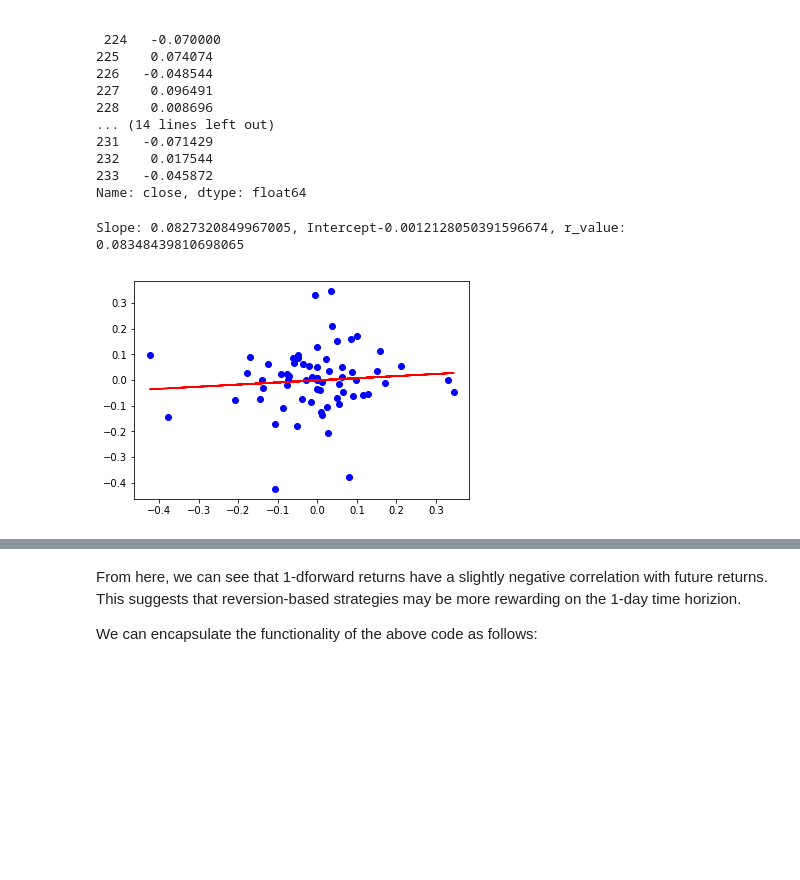
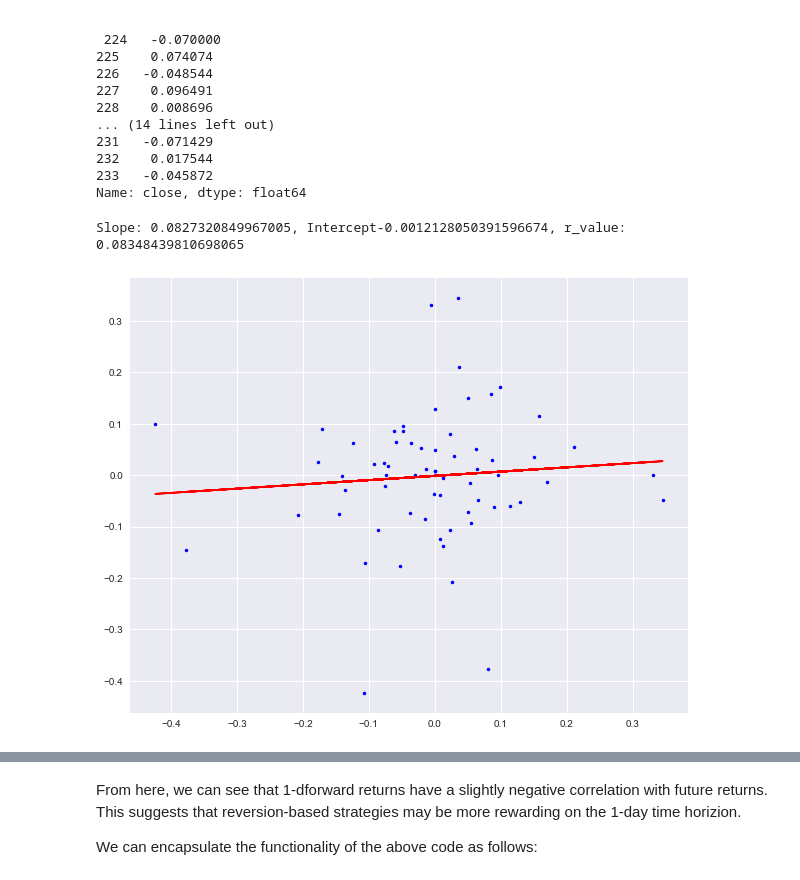
Before and after one commit to welsny/crypto-analysis, a Jupyter notebook: Strategies.ipynb, the cells around one changed output, grey strips where cells are left out. Saved outputs shown, nothing was run; the diff lists cells and outputs as text; code cells hidden in the pictures; blank space fills up the shorter version.

Commit message:
add seaborn

```diff
--- a/Strategies.ipynb
+++ b/Strategies.ipynb
@@ -38,12 +38,18 @@ We want to move this data into a more analytics-friendly format by moving in int
 # %%
 from datetime import datetime
 import pandas as pd
+import seaborn as sns
 import matplotlib.pyplot as plt
 from scipy import stats
 from sklearn import preprocessing
 from sklearn.decomposition import PCA
 import math
 import numpy as np
+
+%matplotlib inline
+inline = dict(plt.rcParams)
+sns.set()
+sns_orig = dict(plt.rcParams)
 
 df = pd.read_csv('xrp_daily.raw', sep='\t').infer_objects()
 df = df.rename(index=str, columns={"Date": "date", "Open": "open", "High": "high", "Low": "low",
@@ -98,11 +97,14 @@ plt.hist(preprocessing.scale(df.volume), bins='auto')
 # %% [markdown]
 Before we move on, we will look for correlations between our fields show evidence that dimensionality reduction is plausible.
 # %%
+plt.rcParams.update(inline)
+
 def plot_corr(x, y):
     slope, intercept, r_value, p_value, std_err = stats.linregress(x, y)
     print(f'Slope: {slope}, Intercept{intercept}, r_value: {r_value}')
-    plt.plot(x, y, "gx")
-    plt.plot(x, intercept + slope*x, 'r')
+    fig, ax = plt.subplots()
+    ax.plot(x, y, "g*")
+    ax.plot(x, intercept + slope*x, 'r')
     plt.show()
 
 plot_corr(df.open, df.close)
@@ -141,4 +141,6 @@ TODO: Apply dimensionalty reduction
 # %%
+plt.rcParams.update(sns_orig)
+
 df2 = df[['open', 'close', 'low', 'high', 'volume']]
 pca = PCA()
 pca.fit(df2)
@@ -156,4 +158,5 @@ plt.ylabel('Cumulative Variance Explained')
 plt.show()
 
 print(f"The first two PCA explain {perc_var[1]}% of our variance.")
+plt.rcParams['figure.figsize'] = 6, 6
 # %% [output]
@@ -165,6 +168,7 @@ pca_df = pd.DataFrame({'date': df.date, 'pc1': pca_data[:,1], 'pc2':pca_data[:,2
 
 dt_colors = df.date.apply(lambda x: datetime.strptime(x, '%Y-%m-%d'))
 
+plt.rcParams['figure.figsize'] = 10, 8
 plt.figure(figsize=(10, 8))
 plt.scatter(pca_df.pc1, pca_df.pc2, s=100, c=dt_colors, cmap='binary')
 #for sample in pca_df.date.index:
@@ -218,17 +221,18 @@ print(perc_change_1d.tail())
 233   -0.045872
 Name: close, dtype: float64
 # %%
+
 x, y = perc_change_1d[1:-1], perc_change_1d[2:]
 slope, intercept, r_value, p_value, std_err = stats.linregress(x, y)
 
 print(f'Slope: {slope}, Intercept{intercept}, r_value: {r_value}')
 
-plt.plot(x, y, "bo")
+plt.plot(x, y, "b.")
 plt.plot(x, intercept + slope*x, 'r')
 plt.show()
 # %% [output]
 Slope: 0.0827320849967005, Intercept-0.0012128050391596674, r_value: 0.08348439810698065
-[figure, old version]
+[figure, new version]
 # %%
 # We try the same methodology with Open prices:
 
```
Also changed, not shown: parts of 11 cells of this notebook.
